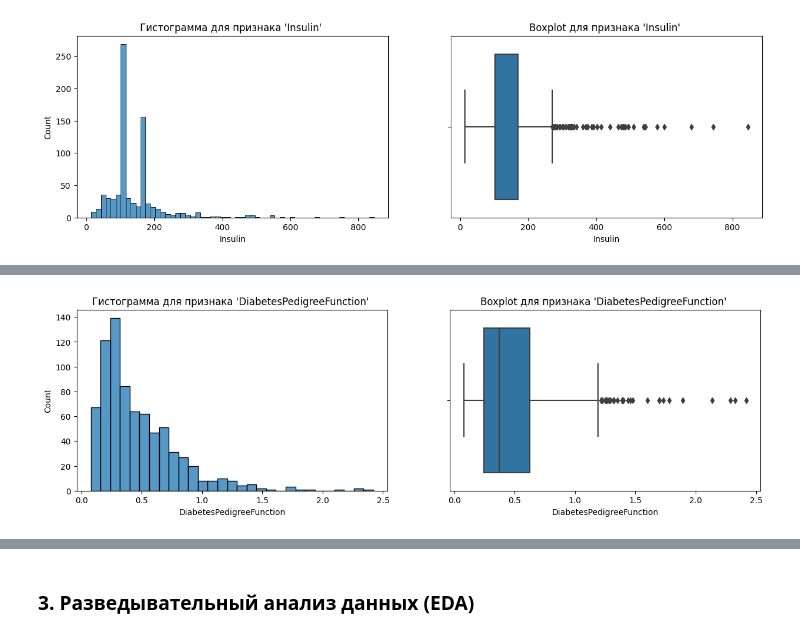
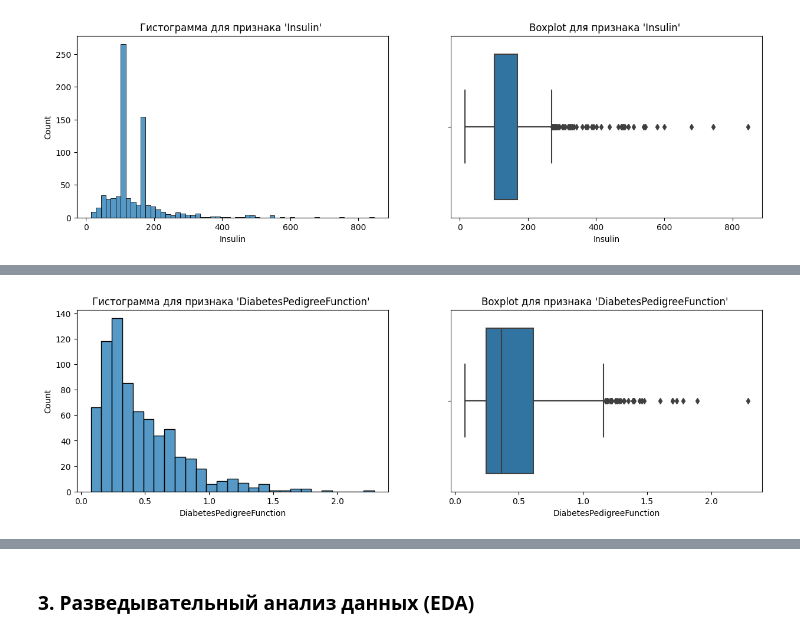
Before and after one commit to Nadarsa/sf_data_science, a Jupyter notebook: PROJECT-FINAL/graduation_project.ipynb, the cells around one changed output, grey strips where cells are left out. Cells and saved outputs as stored; diff of their text form; code cells hidden in the pictures.

Commit message:
add final project (data preprocessing)

```diff
--- a/PROJECT-FINAL/graduation_project.ipynb
+++ b/PROJECT-FINAL/graduation_project.ipynb
@@ -299,0 +320,4 @@ boxplot.set_title("Boxplot для признака 'SkinThickness' ");
+# %%
+outliers, cleaned = outliers_iqr(data, 'SkinThickness')
+print(f'Число выбросов по методу Тьюки: {outliers.shape[0]}')
+print(f'Результирующее число записей: {cleaned.shape[0]}')
@@ -307,0 +348,24 @@ boxplot.set_title("Boxplot для признака 'Insulin' ");
+# %%
+def outliers_iqr(data, feature):
+    """Эта функция определеяет выбросы по методу Тьюки и очищает от них исходный датасет
+    Args:
+        data (DataFrame): DataFrame
+        feature (object): признак, по которому ищутся выбросы
+
+    Returns:
+       outliers (DataFrame): датасет с выбросами
+       cleaned (DataFrame): очищенный от выбросов датасет
+    """
+
+    x = data[feature]
+    quartile_1, quartile_3 = x.quantile(0.25), x.quantile(0.75),
+    iqr = quartile_3 - quartile_1
+    lower_bound = quartile_1 - (iqr * 1.5)
+    upper_bound = quartile_3 + (iqr * 4) # учитываем ассиметрию распределения и длину правого хвоста, делаем послабление
+    outliers = data[(x<lower_bound) | (x > upper_bound)]
+    cleaned = data[(x>lower_bound) & (x < upper_bound)]
+    return outliers, cleaned
+# %%
+outliers_new, cleaned_new = outliers_iqr(cleaned, 'Insulin')
+print(f'Число выбросов по методу Тьюки: {outliers_new.shape[0]}')
+print(f'Результирующее число записей: {cleaned_new.shape[0]}')
@@ -315,0 +397,2 @@ boxplot.set_title("Boxplot для признака 'BMI' ");
+# %%
+cleaned_new = cleaned_new[cleaned_new['BMI'] <= 50]
@@ -316,8 +408,8 @@ boxplot.set_title("Boxplot для признака 'BMI' ");
 # %%
 fig, axes = plt.subplots(nrows=1, ncols=2, figsize=(15, 4))
-histplot = sns.histplot(data=data, x='DiabetesPedigreeFunction', ax=axes[0]);
+histplot = sns.histplot(data=cleaned_new, x='DiabetesPedigreeFunction', ax=axes[0]);
 histplot.set_title("Гистограмма для признака 'DiabetesPedigreeFunction' ");
-boxplot = sns.boxplot(data=data, x='DiabetesPedigreeFunction', ax=axes[1]);
+boxplot = sns.boxplot(data=cleaned_new, x='DiabetesPedigreeFunction', ax=axes[1]);
 boxplot.set_title("Boxplot для признака 'DiabetesPedigreeFunction' ");
 # %% [output]
-[figure, old version]
+[figure, new version]
```
Also changed, not shown: parts of 30 cells of this notebook, 1 other file.
